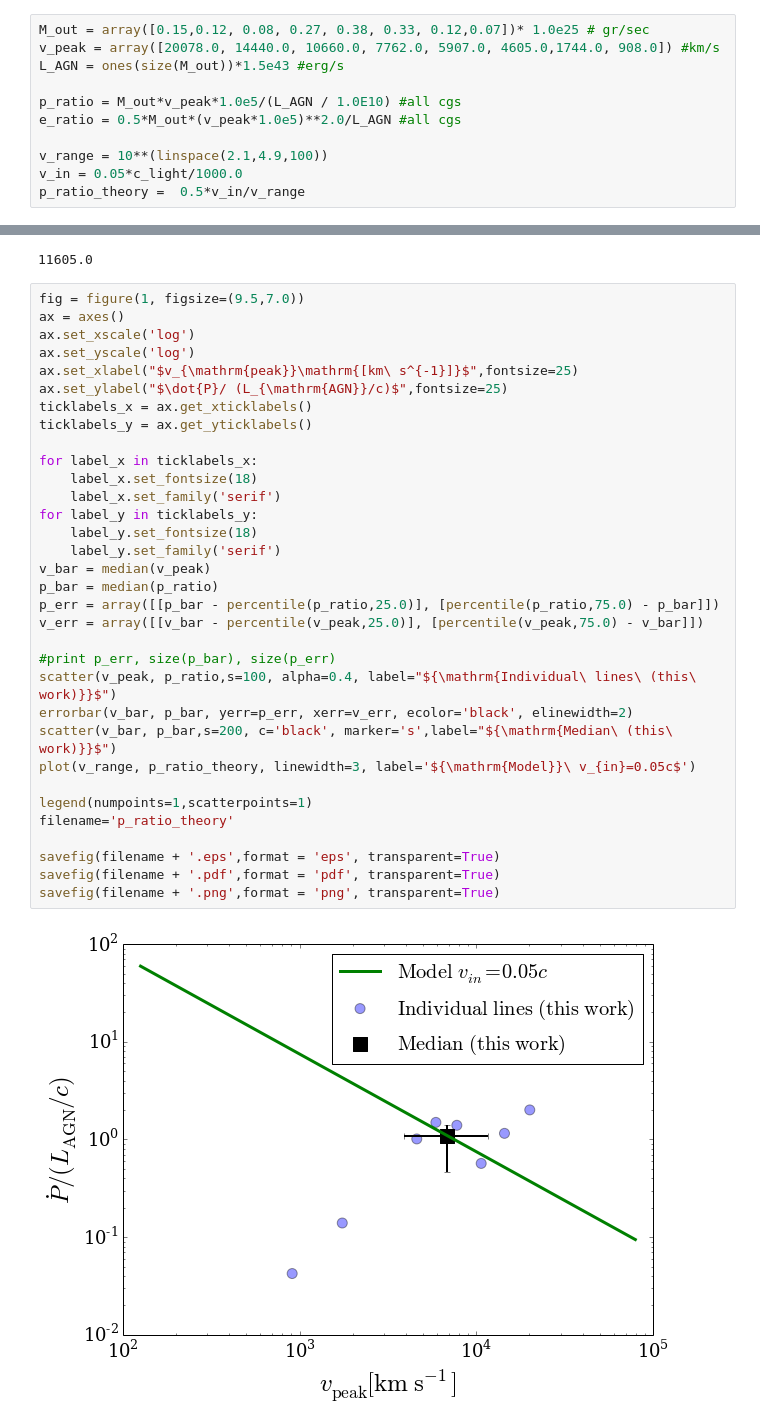
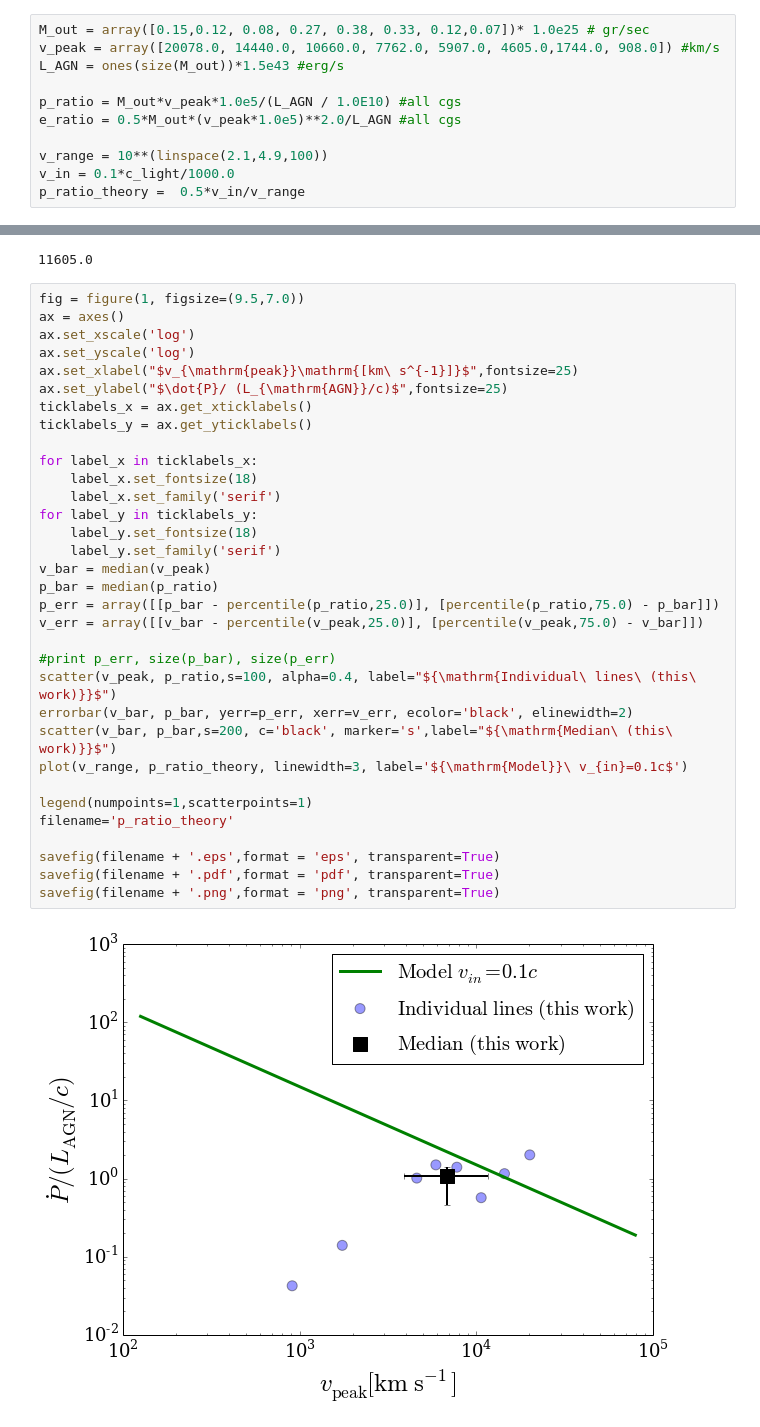
Before and after one commit to forero/AGN_Feedback, a Jupyter notebook: code/basic.ipynb, the cells around one changed output, grey strips where cells are left out. Cells and saved outputs as stored; diff of their text form.

Commit message:
new plots and notebook with input velocity 0.1c

```diff
--- a/code/basic.ipynb
+++ b/code/basic.ipynb
@@ -46,7 +46,7 @@ p_ratio = M_out*v_peak*1.0e5/(L_AGN / 1.0E10) #all cgs
 e_ratio = 0.5*M_out*(v_peak*1.0e5)**2.0/L_AGN #all cgs
 
 v_range = 10**(linspace(2.1,4.9,100))
-v_in = 0.05*c_light/1000.0
+v_in = 0.1*c_light/1000.0
 p_ratio_theory =  0.5*v_in/v_range
 # %%
 fig = figure(1, figsize=(9.5,6.5))
@@ -93,32 +93,32 @@ ax = axes()
 ax.set_xscale('log')
 ax.set_yscale('log')
 ax.set_xlabel("$v_{\mathrm{peak}}\mathrm{[km\ s^{-1}]}$",fontsize=25)
 ax.set_ylabel("$\dot{P}/ (L_{\mathrm{AGN}}/c)$",fontsize=25)
 ticklabels_x = ax.get_xticklabels()
 ticklabels_y = ax.get_yticklabels()
 
 for label_x in ticklabels_x:
     label_x.set_fontsize(18)
     label_x.set_family('serif')
 for label_y in ticklabels_y:
     label_y.set_fontsize(18)
     label_y.set_family('serif')
 v_bar = median(v_peak)
 p_bar = median(p_ratio)
 p_err = array([[p_bar - percentile(p_ratio,25.0)], [percentile(p_ratio,75.0) - p_bar]])
 v_err = array([[v_bar - percentile(v_peak,25.0)], [percentile(v_peak,75.0) - v_bar]])
 
 #print p_err, size(p_bar), size(p_err)
 scatter(v_peak, p_ratio,s=100, alpha=0.4, label="${\mathrm{Individual\ lines\ (this\ work)}}$")
 errorbar(v_bar, p_bar, yerr=p_err, xerr=v_err, ecolor='black', elinewidth=2)
 scatter(v_bar, p_bar,s=200, c='black', marker='s',label="${\mathrm{Median\ (this\ work)}}$")
-plot(v_range, p_ratio_theory, linewidth=3, label='${\mathrm{Model}}\ v_{in}=0.05c$')
+plot(v_range, p_ratio_theory, linewidth=3, label='${\mathrm{Model}}\ v_{in}=0.1c$')
 
 legend(numpoints=1,scatterpoints=1)
 filename='p_ratio_theory'
 
 savefig(filename + '.eps',format = 'eps', transparent=True)
 savefig(filename + '.pdf',format = 'pdf', transparent=True)
 savefig(filename + '.png',format = 'png', transparent=True)
 # %% [output]
-[figure, old version]
+[figure, new version]
```
Also changed, not shown: 2 other files.
